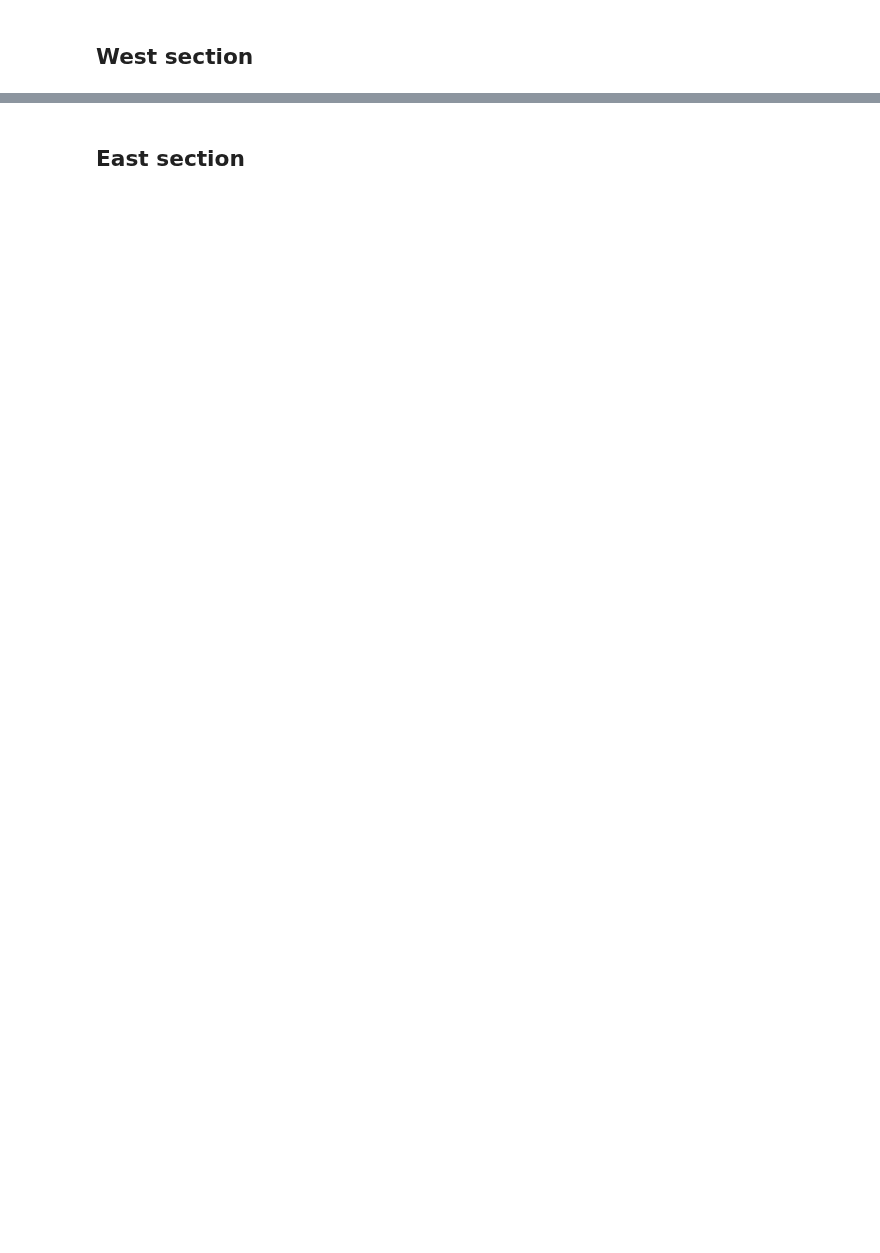
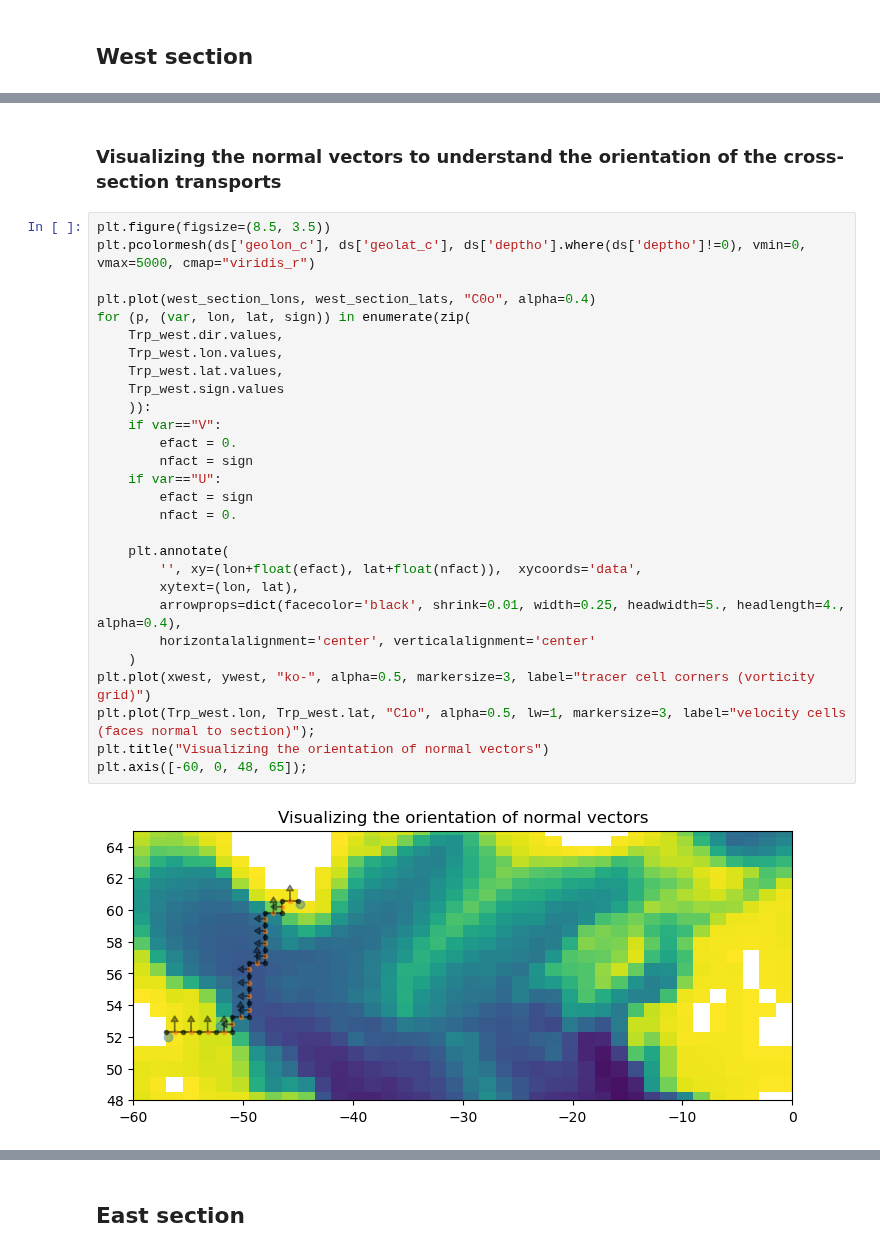
Before and after one commit to MOM6-community/sectionate, a Jupyter notebook: examples/2_OSNAP_transports_CM4p25.ipynb, the cells around one changed output, grey strips where cells are left out. Saved outputs shown, nothing was run; the diff lists cells and outputs as text; blank space fills up the shorter version.

```diff
--- a/examples/2_OSNAP_transports_CM4p25.ipynb
+++ b/examples/2_OSNAP_transports_CM4p25.ipynb
@@ -70,0 +73,32 @@ plt.colorbar(cs, label=r"Potential Temperature [$\degree$C]")
+# %% [markdown]
+### Visualizing the normal vectors to understand the orientation of the cross-section transports
+# %%
+plt.figure(figsize=(8.5, 3.5))
+plt.pcolormesh(ds['geolon_c'], ds['geolat_c'], ds['deptho'].where(ds['deptho']!=0), vmin=0, vmax=5000, cmap="viridis_r")
+
+plt.plot(west_section_lons, west_section_lats, "C0o", alpha=0.4)
+for (p, (var, lon, lat, sign)) in enumerate(zip(
+    Trp_west.dir.values,
+    Trp_west.lon.values,
+    Trp_west.lat.values,
+    Trp_west.sign.values
+    )):
+    if var=="V":
+        efact = 0.
+        nfact = sign
+    if var=="U":
+        efact = sign
+        nfact = 0.
+
+    plt.annotate(
+        '', xy=(lon+float(efact), lat+float(nfact)),  xycoords='data',
+        xytext=(lon, lat),
+        arrowprops=dict(facecolor='black', shrink=0.01, width=0.25, headwidth=5., headlength=4., alpha=0.4),
+        horizontalalignment='center', verticalalignment='center'
+    )
+plt.plot(xwest, ywest, "ko-", alpha=0.5, markersize=3, label="tracer cell corners (vorticity grid)")
+plt.plot(Trp_west.lon, Trp_west.lat, "C1o", alpha=0.5, lw=1, markersize=3, label="velocity cells (faces normal to section)");
+plt.title("Visualizing the orientation of normal vectors")
+plt.axis([-60, 0, 48, 65]);
+# %% [output]
+[figure, added]
```
Also changed, not shown: parts of 40 cells of this notebook, 10 other files.
